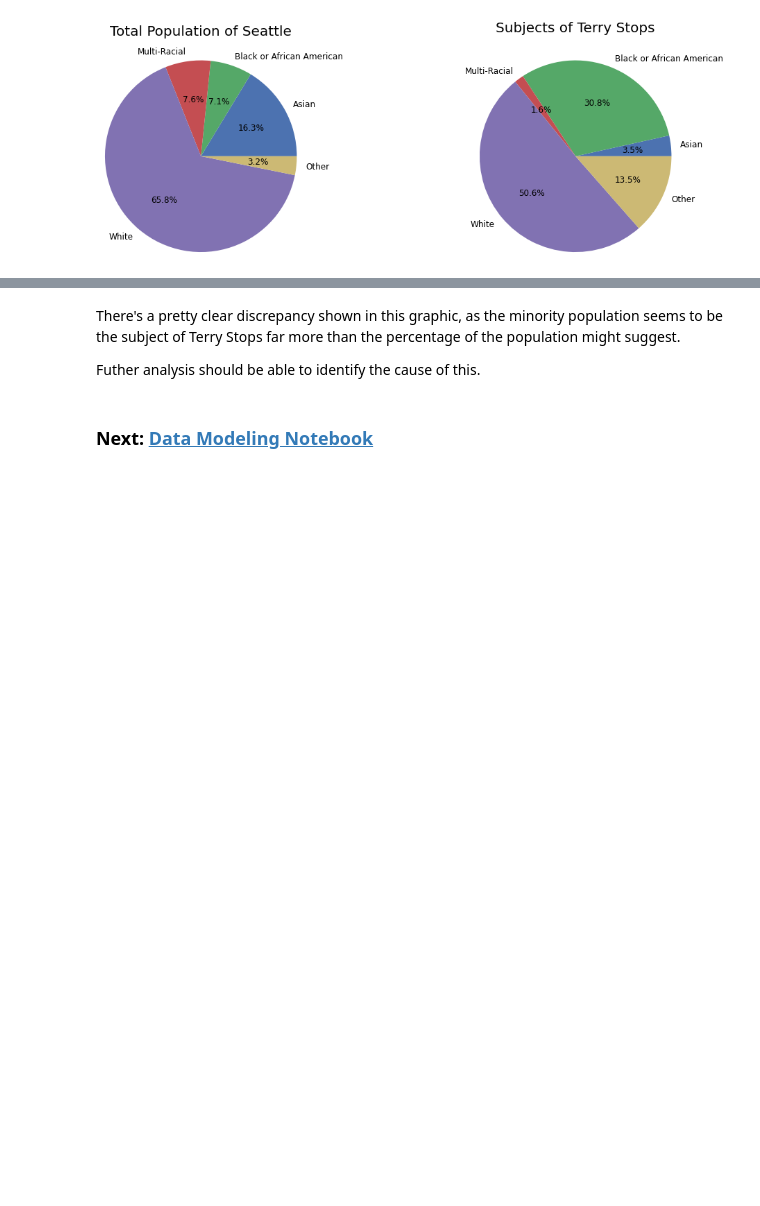
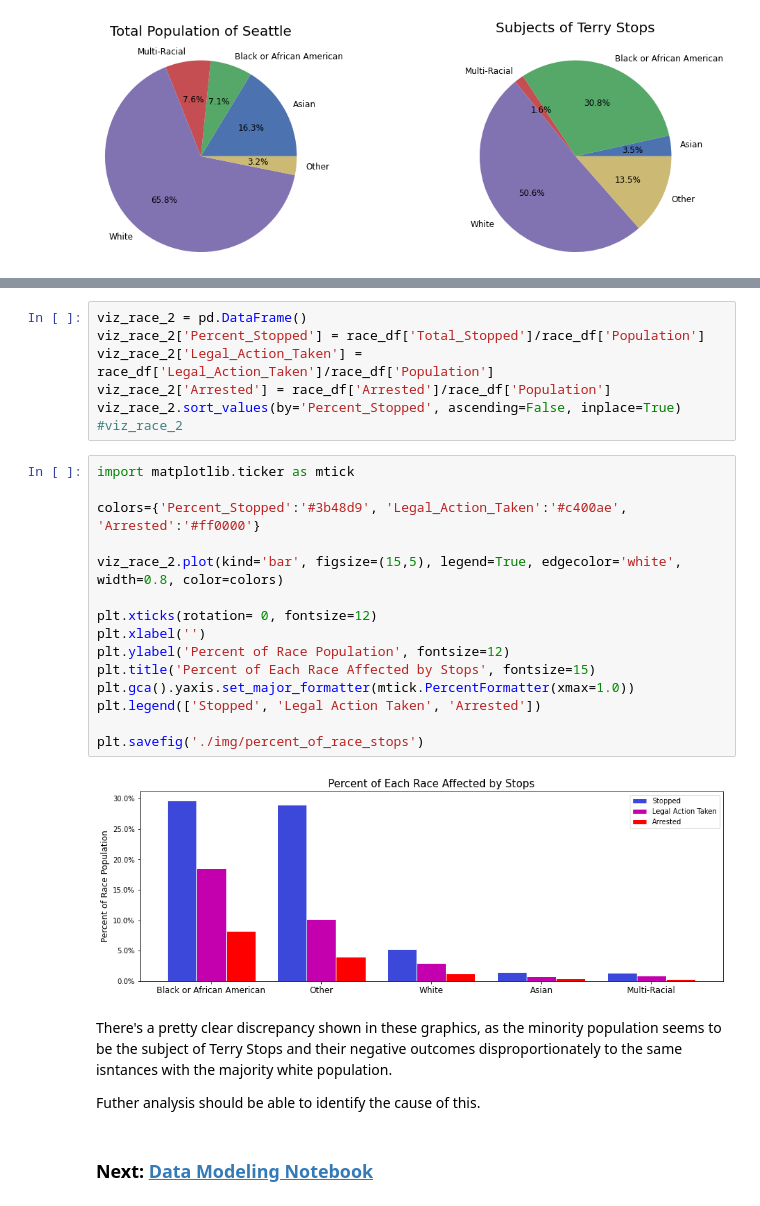
Before and after one commit to shadel96/Terry_Stops_Analysis, a Jupyter notebook: nb_1-terry_data_cleaning_analysis.ipynb, the cells around one changed output, grey strips where cells are left out. Saved outputs shown, nothing was run; the diff lists cells and outputs as text; blank space fills up the shorter version.

```diff
--- a/nb_1-terry_data_cleaning_analysis.ipynb
+++ b/nb_1-terry_data_cleaning_analysis.ipynb
@@ -597,5 +611,29 @@ plt.show()
+# %%
+viz_race_2 = pd.DataFrame()
+viz_race_2['Percent_Stopped'] = race_df['Total_Stopped']/race_df['Population']
+viz_race_2['Legal_Action_Taken'] = race_df['Legal_Action_Taken']/race_df['Population']
+viz_race_2['Arrested'] = race_df['Arrested']/race_df['Population']
+viz_race_2.sort_values(by='Percent_Stopped', ascending=False, inplace=True)
+#viz_race_2
+# %%
+import matplotlib.ticker as mtick
+
+colors={'Percent_Stopped':'#3b48d9', 'Legal_Action_Taken':'#c400ae', 'Arrested':'#ff0000'}
+
+viz_race_2.plot(kind='bar', figsize=(15,5), legend=True, edgecolor='white', width=0.8, color=colors)
+
+plt.xticks(rotation= 0, fontsize=12)
+plt.xlabel('')
+plt.ylabel('Percent of Race Population', fontsize=12)
+plt.title('Percent of Each Race Affected by Stops', fontsize=15)
+plt.gca().yaxis.set_major_formatter(mtick.PercentFormatter(xmax=1.0))
+plt.legend(['Stopped', 'Legal Action Taken', 'Arrested'])
+
+plt.savefig('./img/percent_of_race_stops')
+# %% [output]
+[figure, added]
 # %% [markdown]
-There's a pretty clear discrepancy shown in this graphic, as the minority population seems to be the subject of Terry Stops far more than the percentage of the population might suggest.
+There's a pretty clear discrepancy shown in these graphics, as the minority population seems to be the subject of Terry Stops and their negative outcomes disproportionately to the same isntances with the majority white population.
 
 Futher analysis should be able to identify the cause of this.
 # %% [markdown]
```
Also changed, not shown: parts of 17 cells of this notebook, 2 other files.
